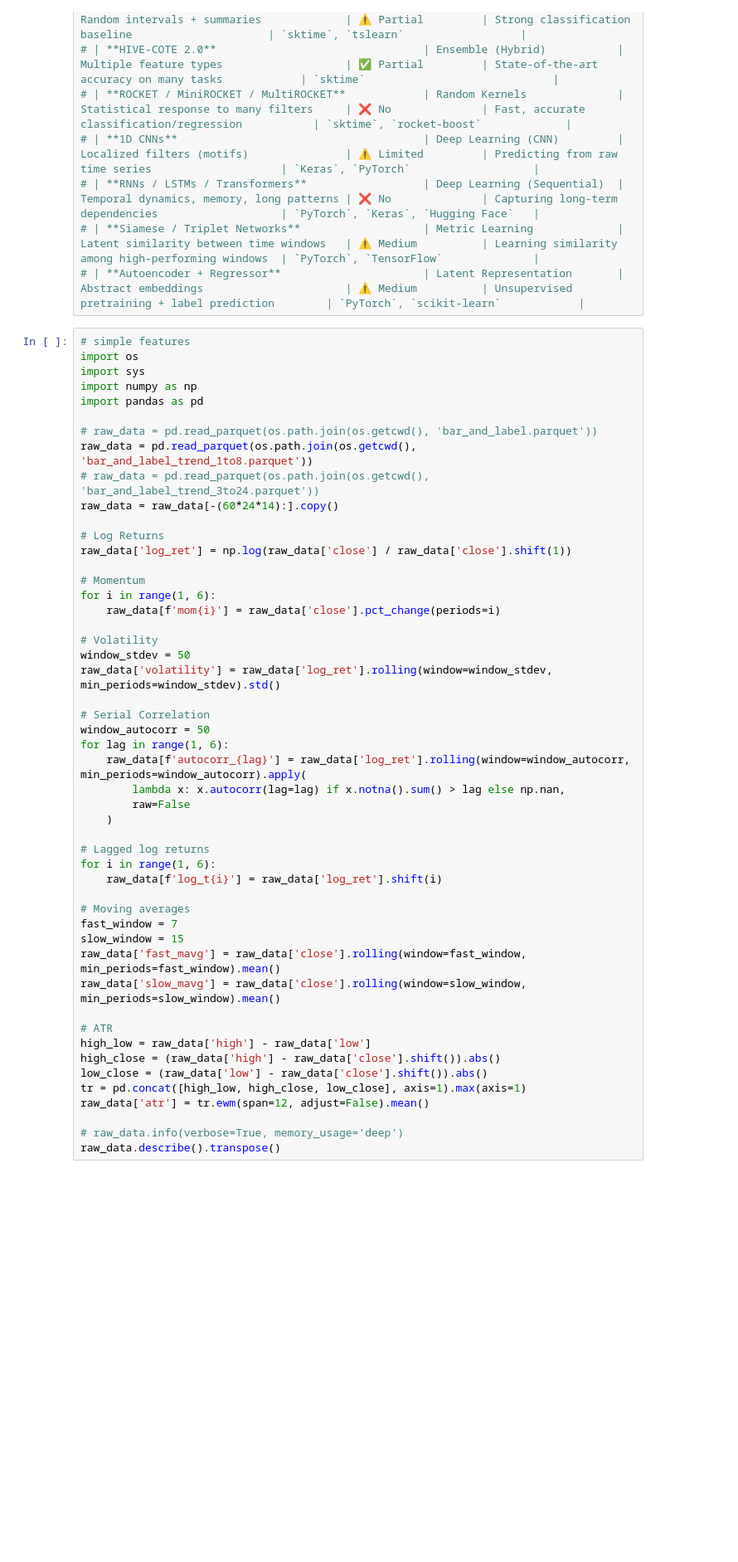
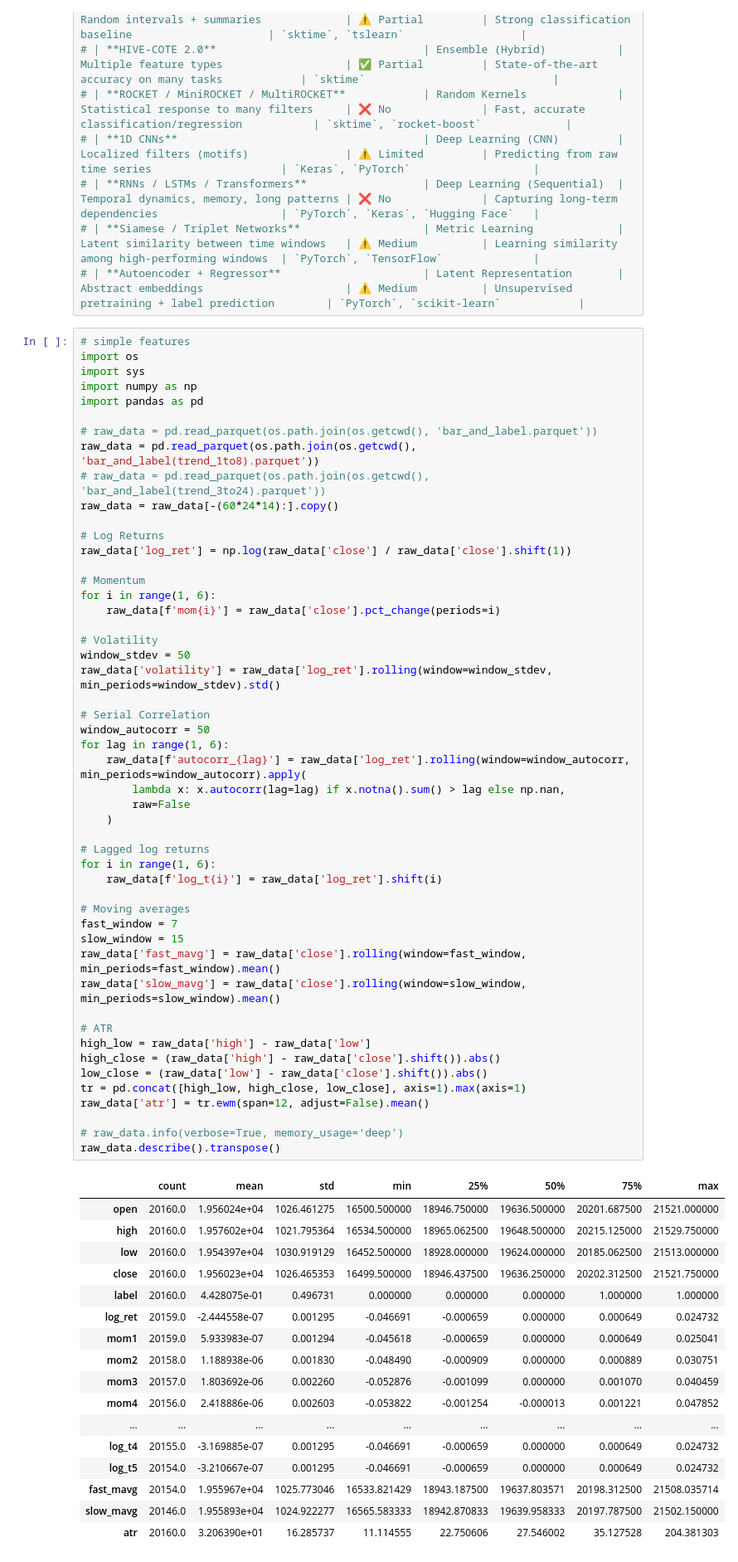
Before and after one commit to CoCoMilkyWay/trader, a Jupyter notebook: app/CTA/research/3 feature.ipynb, the cells around one changed output. Shown at 83% size. Cells and saved outputs as stored; diff of their text form; blank space fills up the shorter version.

```diff
--- a/app/CTA/research/3 feature.ipynb
+++ b/app/CTA/research/3 feature.ipynb
@@ -33,8 +33,8 @@ import numpy as np
 import pandas as pd
 
 # raw_data = pd.read_parquet(os.path.join(os.getcwd(), 'bar_and_label.parquet'))
-raw_data = pd.read_parquet(os.path.join(os.getcwd(), 'bar_and_label_trend_1to8.parquet'))
-# raw_data = pd.read_parquet(os.path.join(os.getcwd(), 'bar_and_label_trend_3to24.parquet'))
+raw_data = pd.read_parquet(os.path.join(os.getcwd(), 'bar_and_label(trend_1to8).parquet'))
+# raw_data = pd.read_parquet(os.path.join(os.getcwd(), 'bar_and_label(trend_3to24).parquet'))
 raw_data = raw_data[-(60*24*14):].copy()
 
 # Log Returns
@@ -48,31 +48,49 @@ for i in range(1, 6):
 window_stdev = 50
 raw_data['volatility'] = raw_data['log_ret'].rolling(window=window_stdev, min_periods=window_stdev).std()
 
 # Serial Correlation
 window_autocorr = 50
 for lag in range(1, 6):
     raw_data[f'autocorr_{lag}'] = raw_data['log_ret'].rolling(window=window_autocorr, min_periods=window_autocorr).apply(
         lambda x: x.autocorr(lag=lag) if x.notna().sum() > lag else np.nan,
         raw=False
     )
 
 # Lagged log returns
 for i in range(1, 6):
     raw_data[f'log_t{i}'] = raw_data['log_ret'].shift(i)
 
 # Moving averages
 fast_window = 7
 slow_window = 15
 raw_data['fast_mavg'] = raw_data['close'].rolling(window=fast_window, min_periods=fast_window).mean()
 raw_data['slow_mavg'] = raw_data['close'].rolling(window=slow_window, min_periods=slow_window).mean()
 
 # ATR
 high_low = raw_data['high'] - raw_data['low']
 high_close = (raw_data['high'] - raw_data['close'].shift()).abs()
 low_close = (raw_data['low'] - raw_data['close'].shift()).abs()
 tr = pd.concat([high_low, high_close, low_close], axis=1).max(axis=1)
 raw_data['atr'] = tr.ewm(span=12, adjust=False).mean()
 
 # raw_data.info(verbose=True, memory_usage='deep')
 raw_data.describe().transpose()
+# %% [output]
+|  | count | mean | std | min | 25% | 50% | 75% | max |
+| open | 20160.0 | 1.956024e+04 | 1026.461275 | 16500.500000 | 18946.750000 | 19636.500000 | 20201.687500 | 21521.000000 |
+| high | 20160.0 | 1.957602e+04 | 1021.795364 | 16534.500000 | 18965.062500 | 19648.500000 | 20215.125000 | 21529.750000 |
+| low | 20160.0 | 1.954397e+04 | 1030.919129 | 16452.500000 | 18928.000000 | 19624.000000 | 20185.062500 | 21513.000000 |
+| close | 20160.0 | 1.956023e+04 | 1026.465353 | 16499.500000 | 18946.437500 | 19636.250000 | 20202.312500 | 21521.750000 |
+| label | 20160.0 | 4.428075e-01 | 0.496731 | 0.000000 | 0.000000 | 0.000000 | 1.000000 | 1.000000 |
+| log_ret | 20159.0 | -2.444558e-07 | 0.001295 | -0.046691 | -0.000659 | 0.000000 | 0.000649 | 0.024732 |
+| mom1 | 20159.0 | 5.933983e-07 | 0.001294 | -0.045618 | -0.000659 | 0.000000 | 0.000649 | 0.025041 |
+| mom2 | 20158.0 | 1.188938e-06 | 0.001830 | -0.048490 | -0.000909 | 0.000000 | 0.000889 | 0.030751 |
+| mom3 | 20157.0 | 1.803692e-06 | 0.002260 | -0.052876 | -0.001099 | 0.000000 | 0.001070 | 0.040459 |
+| mom4 | 20156.0 | 2.418886e-06 | 0.002603 | -0.053822 | -0.001254 | -0.000013 | 0.001221 | 0.047852 |
+| ... | ... | ... | ... | ... | ... | ... | ... | ... |
+| log_t4 | 20155.0 | -3.169885e-07 | 0.001295 | -0.046691 | -0.000659 | 0.000000 | 0.000649 | 0.024732 |
+| log_t5 | 20154.0 | -3.210667e-07 | 0.001295 | -0.046691 | -0.000659 | 0.000000 | 0.000649 | 0.024732 |
+| fast_mavg | 20154.0 | 1.955967e+04 | 1025.773046 | 16533.821429 | 18943.187500 | 19637.803571 | 20198.312500 | 21508.035714 |
+| slow_mavg | 20146.0 | 1.955893e+04 | 1024.922277 | 16565.583333 | 18942.870833 | 19639.958333 | 20197.787500 | 21502.150000 |
+| atr | 20160.0 | 3.206390e+01 | 16.285737 | 11.114555 | 22.750606 | 27.546002 | 35.127528 | 204.381303 |
 # %%
```
Also changed, not shown: parts of 3 cells of this notebook, 24 other files.
